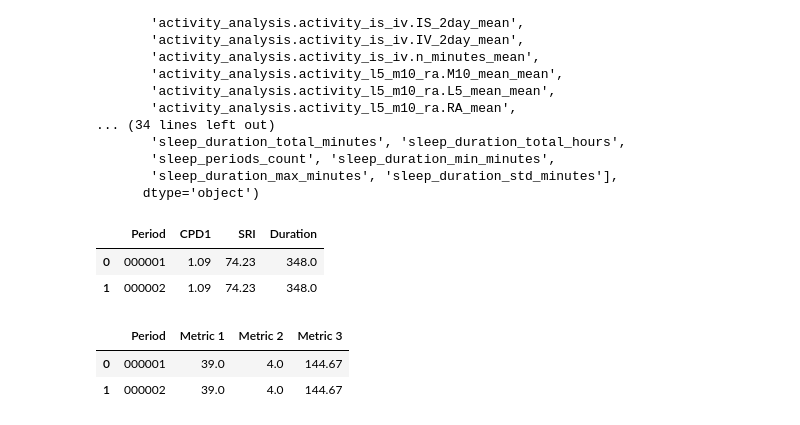
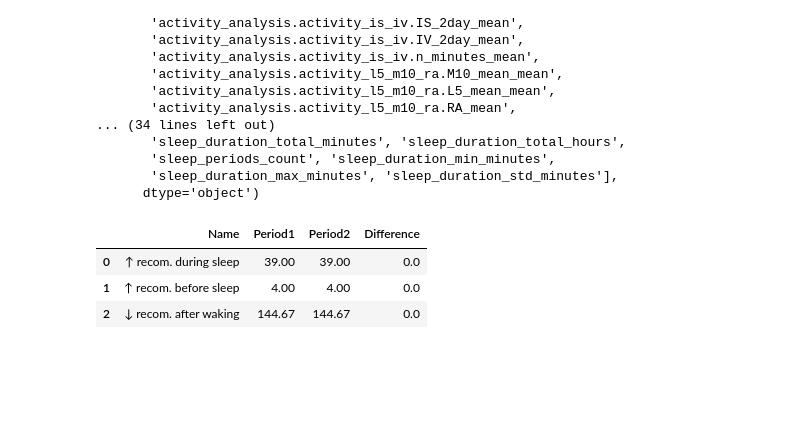
Before and after one commit to arahjou/APP_CIRCADIAN_MEDICINE, a Jupyter notebook: database_analysis.ipynb, the cells around one changed output. Cells and saved outputs as stored; diff of their text form; code cells hidden in the pictures; blank space fills up the shorter version.

Commit message:
data

```diff
--- a/database_analysis.ipynb
+++ b/database_analysis.ipynb
@@ -2465,30 +2465,75 @@ table_1.rename(columns={
     'sleep_analysis.sri_sleep.SRI_mean': 'SRI',
     'sleep_duration_min_minutes': 'Duration'
 }, inplace=True)
+
 # round to 2 decimal places
 table_1 = table_1.round({'CPD1': 2, 'SRI': 2, 'Duration': 2})
 
-table_1.head()
+
+# pivot table into new format
+# --- FIX IS HERE ---
+table_new = pd.DataFrame({
+    "Name": ["CPD mid sleep", "SRI", "Sleep Duration"],
+    "Period1": [
+        table_1.loc[0, "CPD1"],      # Use the new column name
+        table_1.loc[0, "SRI"],
+        table_1.loc[0, "Duration"]  # Use the new column name
+    ],
+    "Period2": [
+        table_1.loc[1, "CPD1"],      # Use the new column name
+        table_1.loc[1, "SRI"],
+        table_1.loc[1, "Duration"]  # Use the new column name
+    ]
+})
+
+# calculate difference
+table_new["Difference"] = table_new["Period2"] - table_new["Period1"]
+table_1 = table_new.copy()
-# %% [output]
-|  | Period | CPD1 | SRI | Duration |
-| 0 | 000001 | 1.09 | 74.23 | 348.0 |
-| 1 | 000002 | 1.09 | 74.23 | 348.0 |
 # %%
 # Table two
 table_2 = df_combined[['id', 'metric1_mean_minutes','metric2_mean_minutes', 'metric3_mean_minutes']].copy()
 table_2.rename(columns={
+    # Metric 1: Minutes of light exposure (MELANOPIC EDI > 1 lux) during sleep by date:
+    # Metric 2: Minutes of bright light (MELANOPIC EDI > 10 lux) in the 3 hours before sleep by date:
+    # Metric 3: Minutes of non-bright light (MELANOPIC EDI < 250 lux) in the 3 hours after waking up by date:
     'id': 'Period',
-    'metric1_mean_minutes': 'Metric 1',
-    'metric2_mean_minutes': 'Metric 2',
-    'metric3_mean_minutes': 'Metric 3'
+    'metric1_mean_minutes': '↑ recom. during sleep',
+    'metric2_mean_minutes': '↑ recom. before sleep',
+    'metric3_mean_minutes': '↓ recom. after waking'
 }, inplace=True)
+
 # round to 2 decimal places
-table_2 = table_2.round({'Metric 1': 2, 'Metric 2': 2, 'Metric 3': 2})
-table_2.head()
+table_2 = table_2.round({
+    '↑ recom. during sleep': 2,
+    '↑ recom. before sleep': 2,
+    '↓ recom. after waking': 2
+})
+
+# pivot table into new format
+table_new_2 = pd.DataFrame({
+    "Name": ["↑ recom. during sleep", "↑ recom. before sleep", "↓ recom. after waking"],
+    "Period1": [
+        table_2.loc[0, "↑ recom. during sleep"],      # Use the
+        table_2.loc[0, "↑ recom. before sleep"],
+        table_2.loc[0, "↓ recom. after waking"]  # Use the
+    ],
+    "Period2": [
+        table_2.loc[1, "↑ recom. during sleep"],      # Use the
+        table_2.loc[1, "↑ recom. before sleep"],
+        table_2.loc[1, "↓ recom. after waking"]  # Use the
+    ]
+})
+
+# calculate difference
+table_new_2["Difference"] = table_new_2["Period2"] - table_new_2["Period1"]
+table_2 = table_new_2.copy()
+# Display the tables
+table_2.head(10)
 # %% [output]
-|  | Period | Metric 1 | Metric 2 | Metric 3 |
-| 0 | 000001 | 39.0 | 4.0 | 144.67 |
-| 1 | 000002 | 39.0 | 4.0 | 144.67 |
+|  | Name | Period1 | Period2 | Difference |
+| 0 | ↑ recom. during sleep | 39.00 | 39.00 | 0.0 |
+| 1 | ↑ recom. before sleep | 4.00 | 4.00 | 0.0 |
+| 2 | ↓ recom. after waking | 144.67 | 144.67 | 0.0 |
 # %%
 # Table three
 table_3 = df_combined[['id',
```
Also changed, not shown: parts of 6 cells of this notebook, 2 other files.
